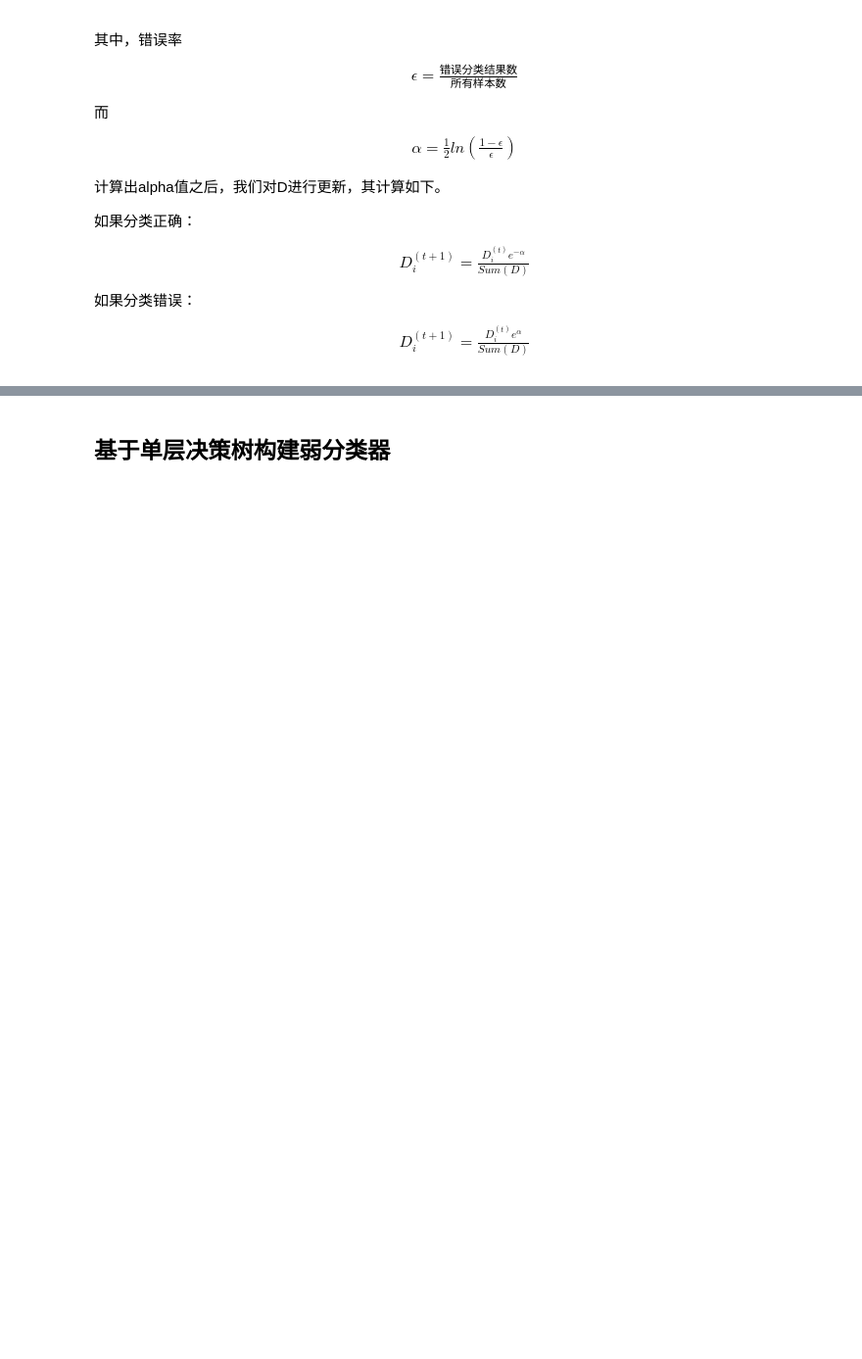
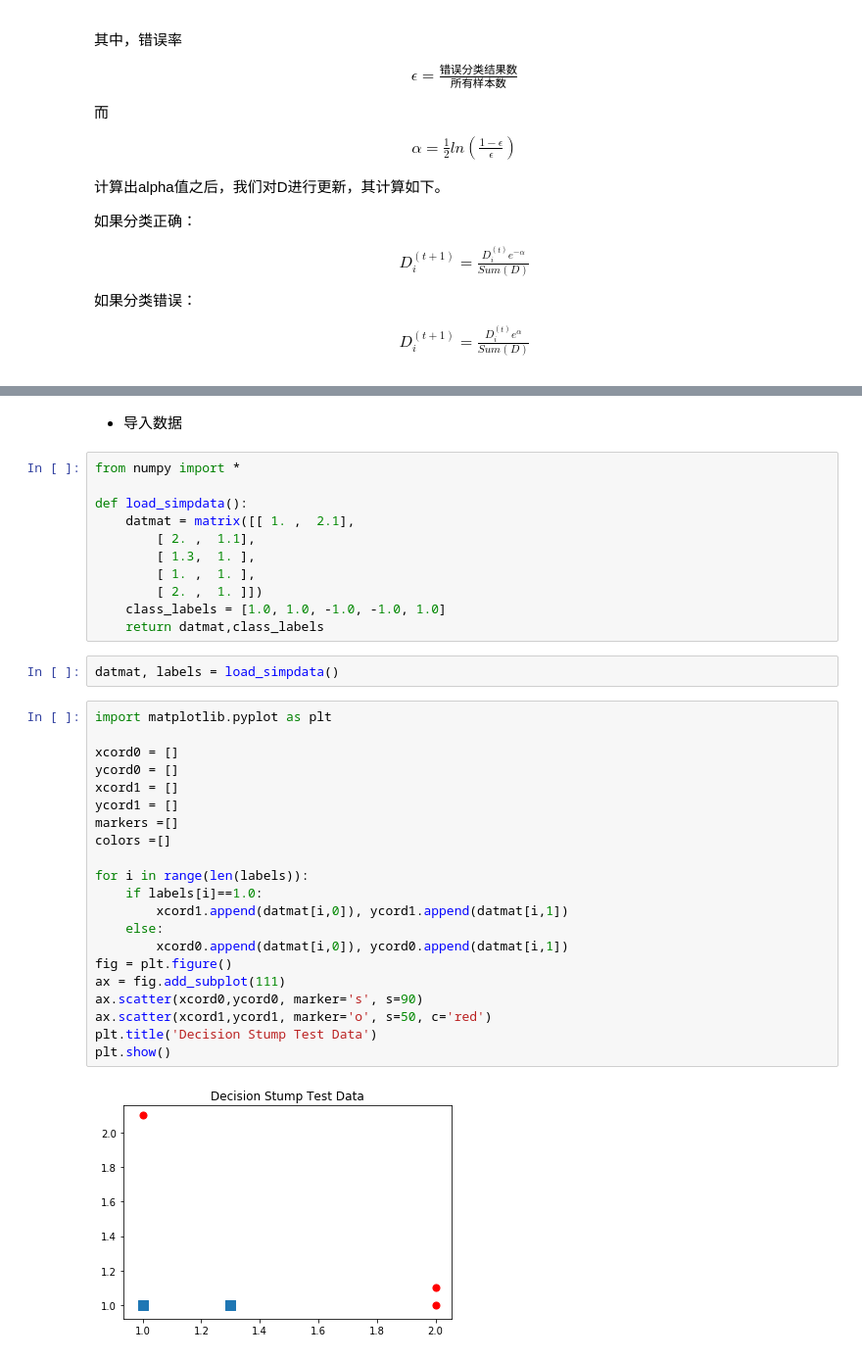
Before and after one commit to Dream-Fu/ML_In_Action, a Jupyter notebook: AdaBoost/AdaBoost.ipynb, the cells around one changed output, grey strips where cells are left out. Shown at 98% size. Drawn from its saved outputs; the diff is of its cells as text; blank space fills up the shorter version.

```diff
--- a/AdaBoost/AdaBoost.ipynb
+++ b/AdaBoost/AdaBoost.ipynb
@@ -34,2 +37,38 @@ D_i^{(t+1)} = \frac {D_i^{(t)}e^{\alpha}}{Sum(D)}
 # %% [markdown]
-## 基于单层决策树构建弱分类器
+* 导入数据
+# %%
+from numpy import *
+
+def load_simpdata():
+    datmat = matrix([[ 1. ,  2.1],
+        [ 2. ,  1.1],
+        [ 1.3,  1. ],
+        [ 1. ,  1. ],
+        [ 2. ,  1. ]])
+    class_labels = [1.0, 1.0, -1.0, -1.0, 1.0]
+    return datmat,class_labels
+# %%
+datmat, labels = load_simpdata()
+# %%
+import matplotlib.pyplot as plt
+
+xcord0 = []
+ycord0 = []
+xcord1 = []
+ycord1 = []
+markers =[]
+colors =[]
+
+for i in range(len(labels)):
+    if labels[i]==1.0:
+        xcord1.append(datmat[i,0]), ycord1.append(datmat[i,1])
+    else:
+        xcord0.append(datmat[i,0]), ycord0.append(datmat[i,1])
+fig = plt.figure()
+ax = fig.add_subplot(111)
+ax.scatter(xcord0,ycord0, marker='s', s=90)
+ax.scatter(xcord1,ycord1, marker='o', s=50, c='red')
+plt.title('Decision Stump Test Data')
+plt.show()
+# %% [output]
+[figure, added]
```
Also changed, not shown: parts of 24 cells of this notebook.
